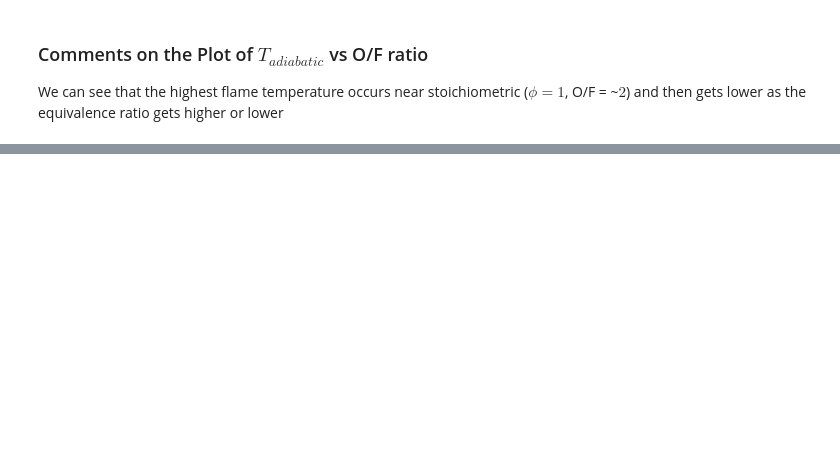
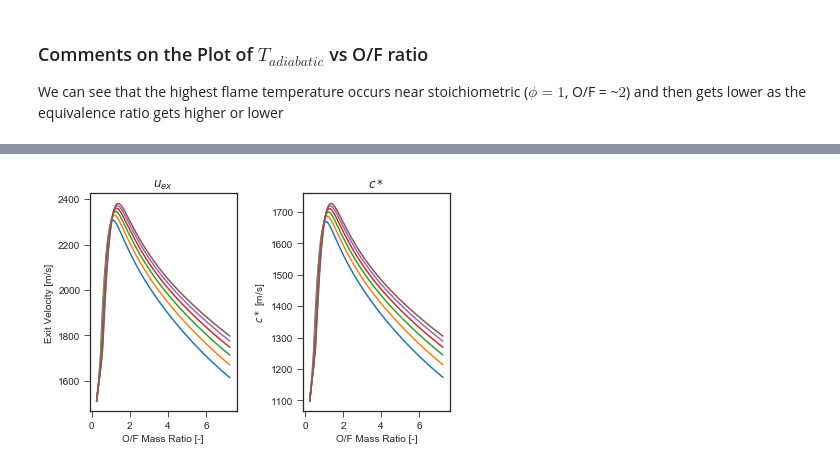
Before and after one commit to JLUrban/Cantera-Example-Notebooks, a Jupyter notebook: [Cantera] Adiabatic Flame Temperature - Rocket Propulsion.ipynb, the cells around one changed output, grey strips where cells are left out. Saved outputs shown, nothing was run; the diff lists cells and outputs as text; code cells hidden in the pictures; blank space fills up the shorter version.

Commit message:
Added Thrust, I_sp, and exit velocity calculations
added equations from Hill-Peterson to apply simulations to thrust calculations.

```diff
--- a/[Cantera] Adiabatic Flame Temperature - Rocket Propulsion.ipynb
+++ b/[Cantera] Adiabatic Flame Temperature - Rocket Propulsion.ipynb
@@ -23,7 +23,10 @@ This example is separate from the other example because we use a different therm
 import cantera as ct
 import numpy as np
 import matplotlib.pyplot as plt
-%matplotlib notebook
+%matplotlib inline
+import seaborn as sns
+sns.set_style("white", {'axes.grid' : False});
+sns.set_style("ticks")
 # %% [markdown]
 ### Intitialize Gas Object
 For this example we will initialize a gas object ("`gas1`") using a modified version of the [NASA thermodynamic database](http://www.galcit.caltech.edu/EDL/public/thermo.html), which does not contain chemical reactions, but contains more exotic substances often used as rocket propellants.
@@ -106,6 +110,7 @@ stoich_fuel_air_ratio = np.zeros_like(dilutions)
 # initialize output arrays for adiabatic flame temperature, specific heat ratios, and molecular weights
 T_adiabatic = np.zeros((len(OFs), len(dilutions)))
 gammas = np.zeros_like(T_adiabatic)
+cp_arr = np.zeros_like(T_adiabatic)
 molecular_weights = np.zeros_like(T_adiabatic)
 
 # initialize Cantera solution object with nasa_gas.cti to get properties of oxygen
@@ -139,6 +144,7 @@ for dd, dilution in enumerate(dilutions):
         gas1.equilibrate('HP')
         T_adiabatic[l, dd] = gas1.T
         gammas[l,dd] = gas1.cp/gas1.cv
+        cp_arr[l,dd] = gas1.cp_mass
         molecular_weights[l,dd] = gas1.mean_molecular_weight
 # %% [markdown]
 ### Plot $T_{adiabatic}$ vs $\phi$
@@ -202,0 +230,34 @@ np.savetxt("stoichOF.csv", 1.0/stoich_fuel_air_ratio, delimiter=",")
+# %%
+P_02 = gas1.P
+R = ct.gas_constant
+
+P_e = 1.0e5
+P_a = 1.0e5
+
+u_ex_arr = np.sqrt(2.0*cp_arr*T_adiabatic*(1.-(P_e/P_02)**((gammas - 1.0)/gammas)))
+c_star_arr = np.sqrt((1./gammas)*((gammas+1.)/2.)**((gammas+1.)/(gammas-1.)) * R / molecular_weights * T_adiabatic )
+# %%
+fig, ax = plt.subplots(ncols =2)
+ax[0].set_title("$u_{ex}$")
+ax[0].plot(OFs,u_ex_arr[:,0])
+ax[0].plot(OFs,u_ex_arr[:,2])
+ax[0].plot(OFs,u_ex_arr[:,4])
+ax[0].plot(OFs,u_ex_arr[:,6])
+ax[0].plot(OFs,u_ex_arr[:,8])
+ax[0].plot(OFs,u_ex_arr[:,10])
+ax[0].set_xlabel('O/F Mass Ratio [-]')
+ax[0].set_ylabel('Exit Velocity [m/s]')
+
+ax[1].set_title("$c*$")
+ax[1].plot(OFs,c_star_arr[:,0])
+ax[1].plot(OFs,c_star_arr[:,2])
+ax[1].plot(OFs,c_star_arr[:,4])
+ax[1].plot(OFs,c_star_arr[:,6])
+ax[1].plot(OFs,c_star_arr[:,8])
+ax[1].plot(OFs,c_star_arr[:,10])
+ax[1].set_xlabel('O/F Mass Ratio [-]')
+ax[1].set_ylabel('$c*$ [m/s]')
+plt.tight_layout()
+plt.show()
+# %% [output]
+[figure, added]
```
Also changed, not shown: parts of 10 cells of this notebook.
